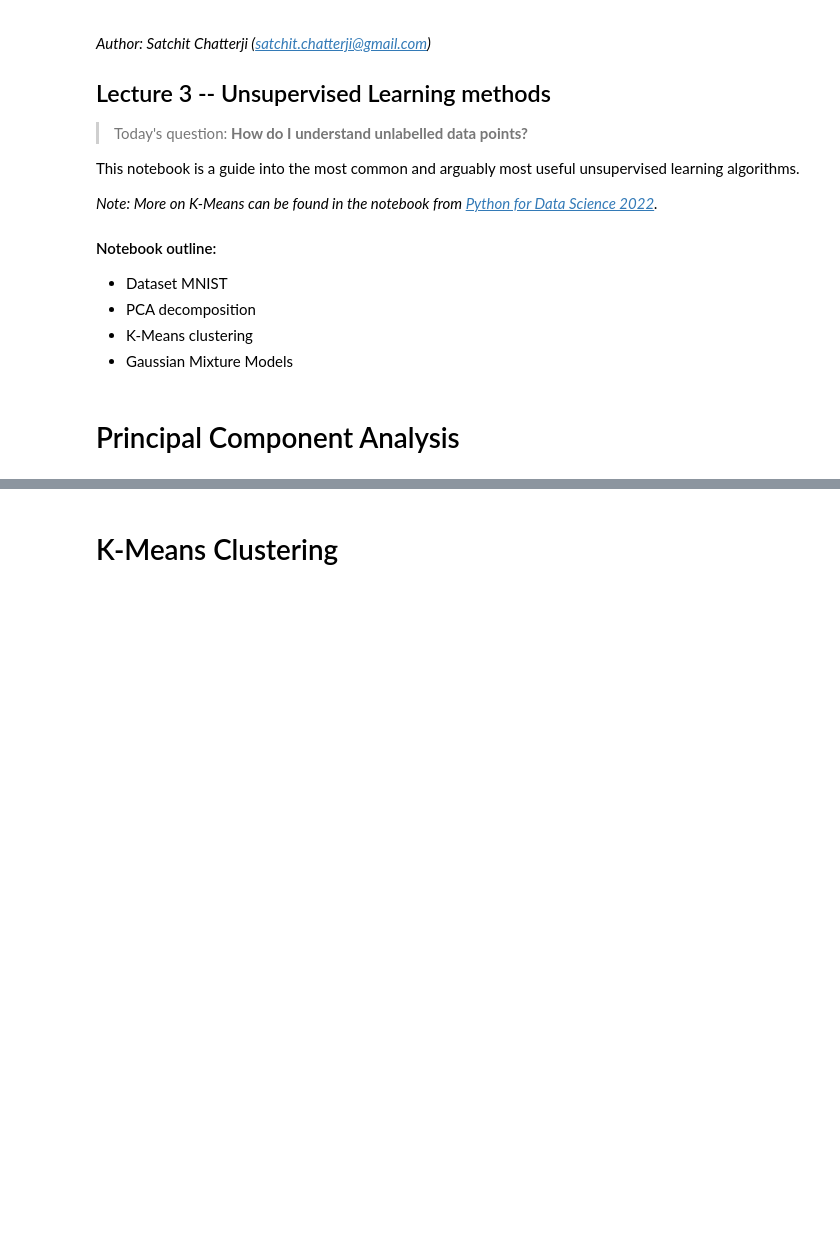
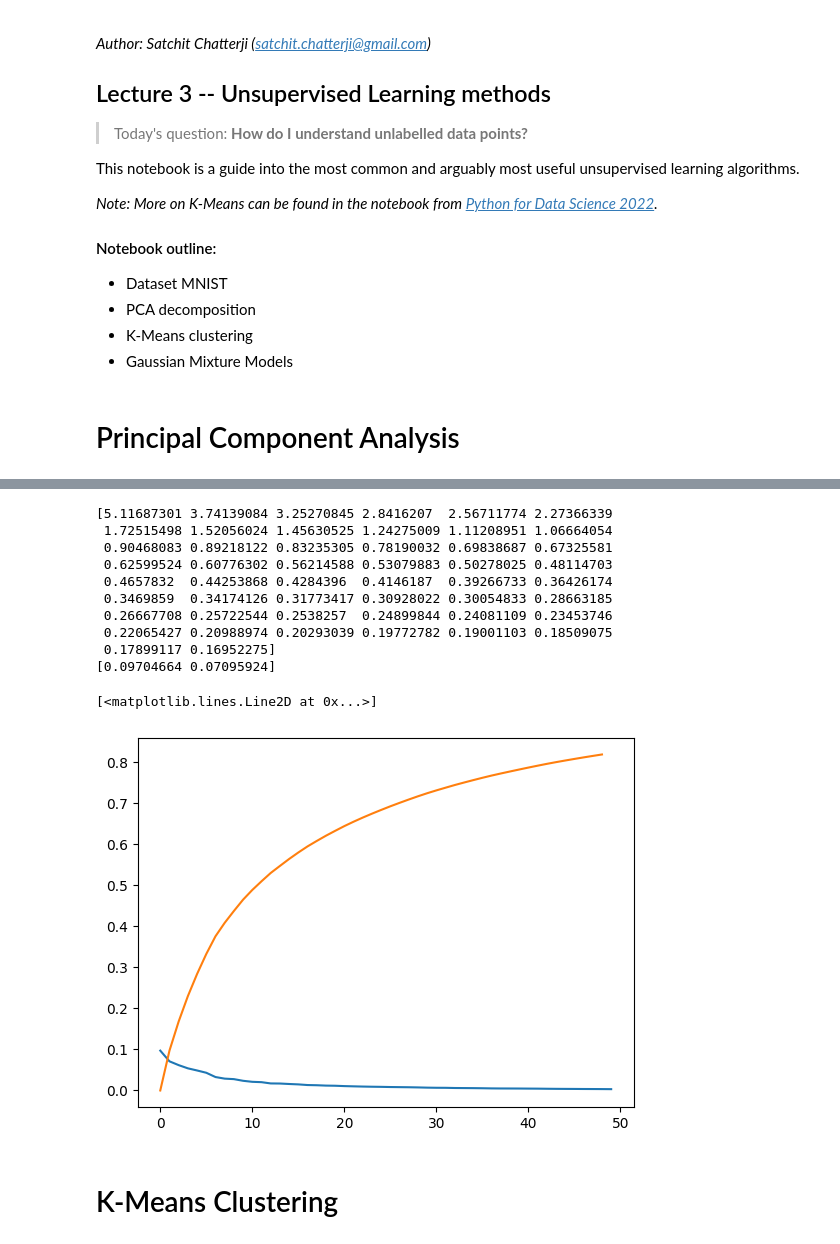
Before and after one commit to satchitchatterji/TuringMLDL2023, a Jupyter notebook: Week 3/Lecture 3 -- Unsupervised Learning.ipynb, the cells around one changed output, grey strips where cells are left out. Drawn from its saved outputs; the diff is of its cells as text; code cells hidden in the pictures; blank space fills up the shorter version.

```diff
--- a/Week 3/Lecture 3 -- Unsupervised Learning.ipynb
+++ b/Week 3/Lecture 3 -- Unsupervised Learning.ipynb
@@ -59,3 +61,27 @@ plt.show()
+# %%
+pca = PCA(n_components=50)  # Set the desired number of components
+# perform covariance matrix computation
+# and eigendecomposition
+x_train_pca = pca.fit(x_train)
+print(pca.explained_variance_)
+powers = pca.explained_variance_ratio_
+
+print(powers[:2])
+plt.plot(powers)
+plt.plot([np.sum(powers[:i]) for i in range(len(powers)-1)])
+# %% [output]
+[5.11687301 3.74139084 3.25270845 2.8416207  2.56711774 2.27366339
+ 1.72515498 1.52056024 1.45630525 1.24275009 1.11208951 1.06664054
+ 0.90468083 0.89218122 0.83235305 0.78190032 0.69838687 0.67325581
+ 0.62599524 0.60776302 0.56214588 0.53079883 0.50278025 0.48114703
+ 0.4657832  0.44253868 0.4284396  0.4146187  0.39266733 0.36426174
+ 0.3469859  0.34174126 0.31773417 0.30928022 0.30054833 0.28663185
+ 0.26667708 0.25722544 0.2538257  0.24899844 0.24081109 0.23453746
+ 0.22065427 0.20988974 0.20293039 0.19772782 0.19001103 0.18509075
+ 0.17899117 0.16952275]
+[0.09704664 0.07095924]
+[<matplotlib.lines.Line2D at 0x...>]
+[figure, added]
 # %% [markdown]
 # K-Means Clustering
 # %%
```
Also changed, not shown: parts of 7 cells of this notebook, 3 other files.
